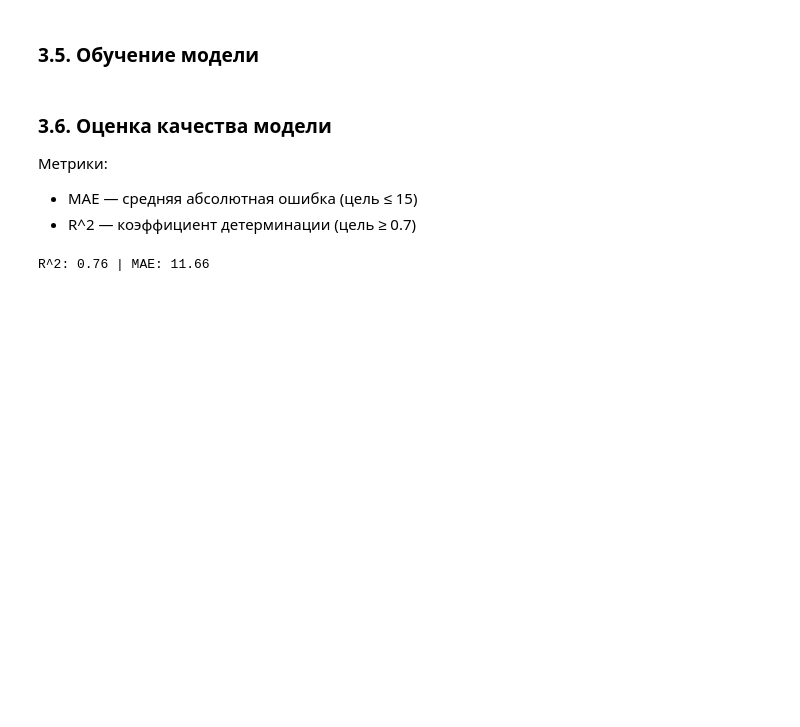
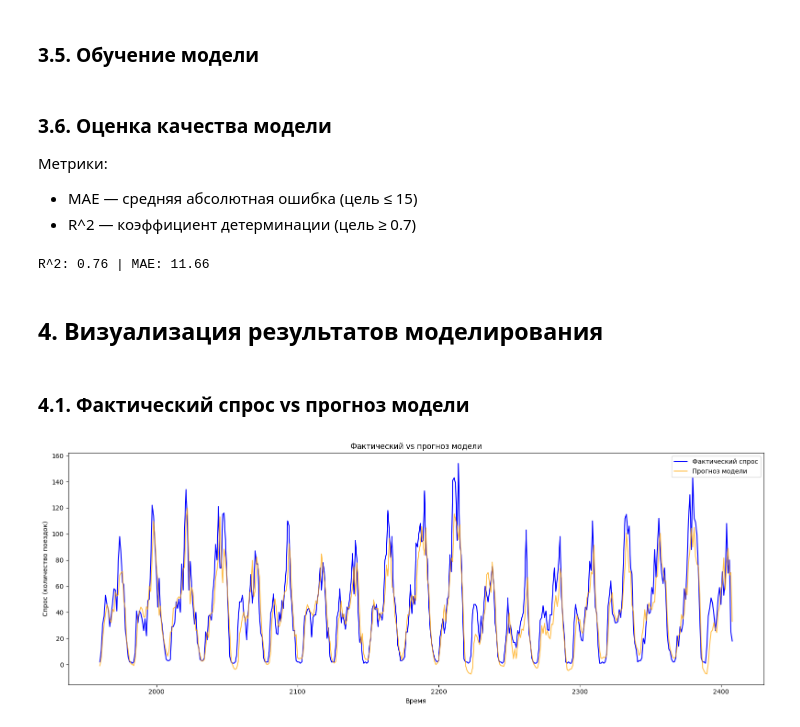
Before and after one commit to fIIame/scooter_sharing_analysis, a Jupyter notebook: notebooks/Modeling.ipynb, the cells around one changed output. Saved outputs shown, nothing was run; the diff lists cells and outputs as text; code cells hidden in the pictures; blank space fills up the shorter version.

Commit message:
feat: добавлена визуализация качества модели

```diff
--- a/notebooks/Modeling.ipynb
+++ b/notebooks/Modeling.ipynb
@@ -108,3 +111,11 @@ pred = model.predict(X_test_final)
 print_model_metrics(y_test, pred, mae_threshold=15, r2_threshold=0.7)
 # %% [output]
 R^2: 0.76 | MAE: 11.66
+# %% [markdown]
+## 4. Визуализация результатов моделирования
+# %% [markdown]
+### 4.1. Фактический спрос vs прогноз модели
+# %%
+plot_actual_vs_predicted(y_test, pred)
+# %% [output]
+[figure, added]
```
Also changed, not shown: parts of 6 cells of this notebook, 1 other file.
